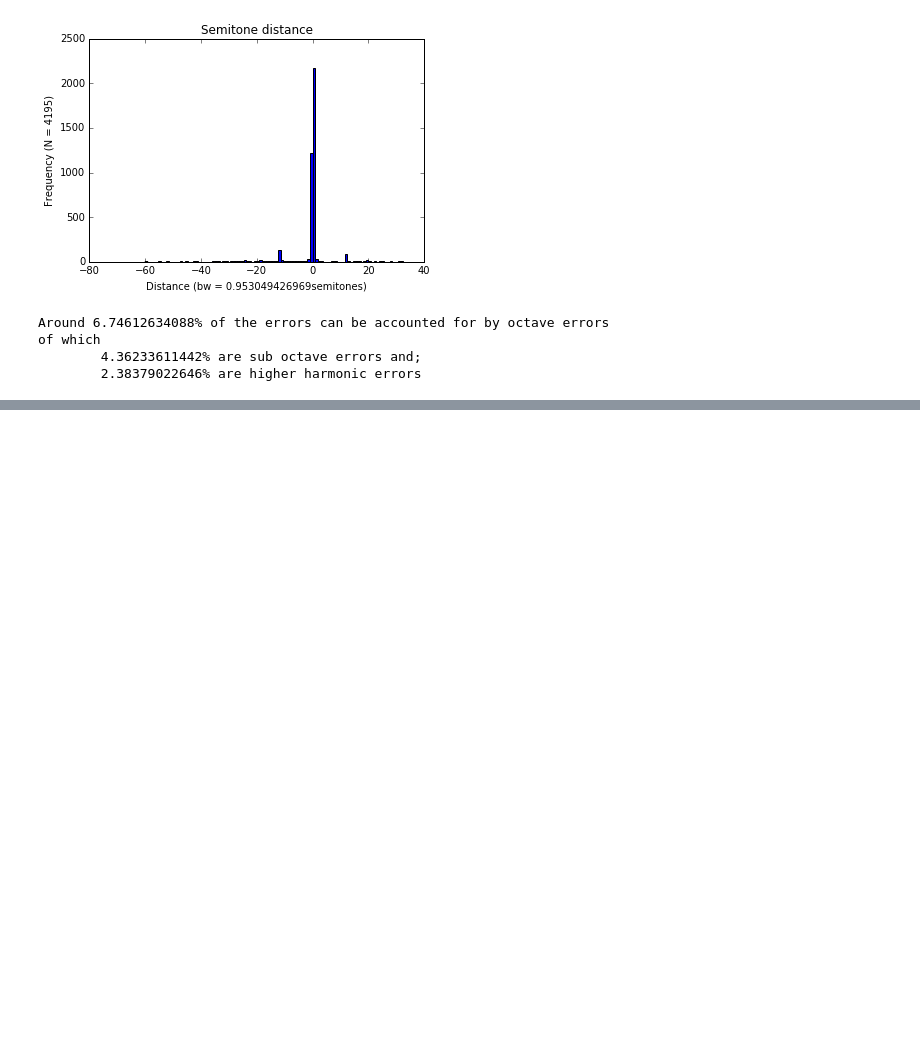
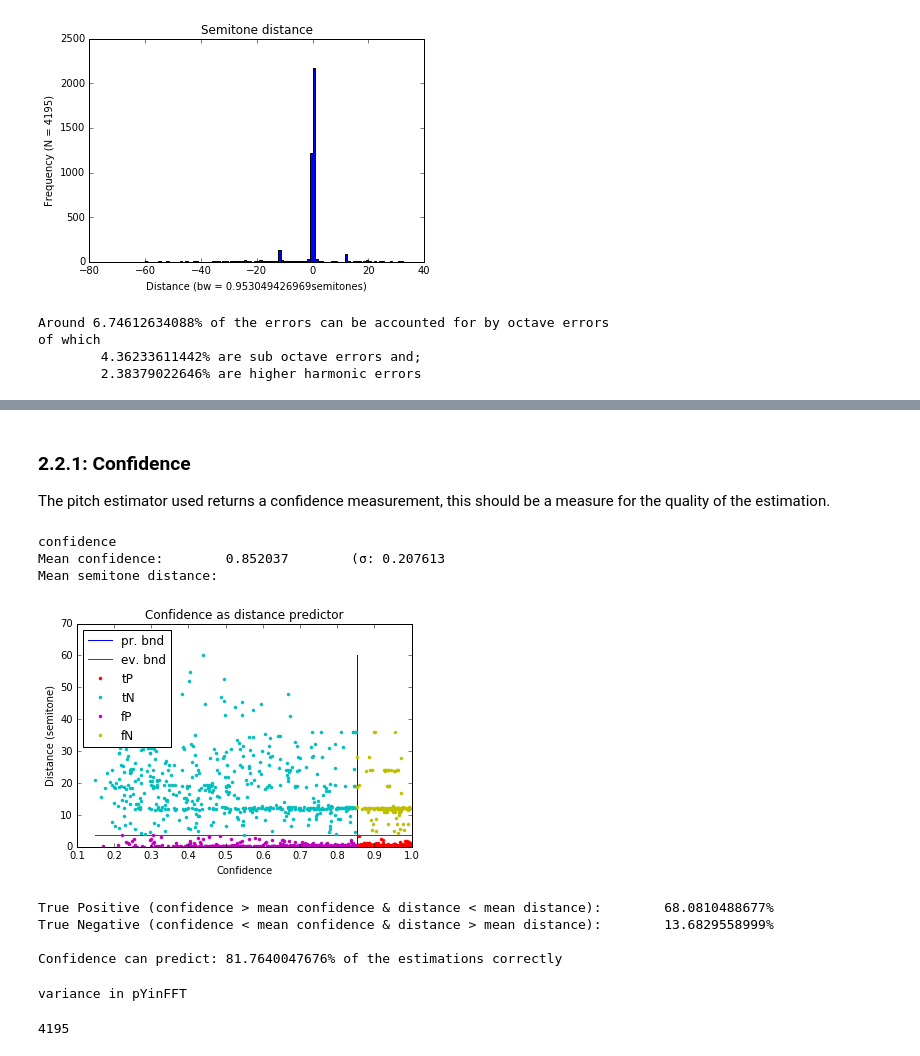
Before and after one commit to akkeh/internship, a Jupyter notebook: pitchEst/notebook/Single-note Sound Pitch Estimation.ipynb, the cells around one changed output, grey strips where cells are left out. Drawn from its saved outputs; the diff is of its cells as text; code cells hidden in the pictures; blank space fills up the shorter version.

```diff
--- a/pitchEst/notebook/Single-note Sound Pitch Estimation.ipynb
+++ b/pitchEst/notebook/Single-note Sound Pitch Estimation.ipynb
@@ -215,0 +232,32 @@ of which
+# %% [markdown]
+### 2.2.1: Confidence
+The pitch estimator used returns a confidence measurement, this should be a measure for the quality of the estimation.
+# %%
+print "confidence"
+conf = pool['lowLevel.pitch_instantaneous_confidence.median']
+conf_mu = pool['lowLevel.pitch_instantaneous_confidence.mean']
+#plt.plot(conf, abs(st), '.'); plt.title('Confidence v.s. semitone distance'); plt.xlabel('Confidence'); plt.ylabel('Distance (semitone)'); plt.show();
+
+print "Mean confidence:\t" + str(np.mean(conf)) + "\t(σ: " + str(np.std(conf));
+print "Mean semitone distance: "
+tP, tN, fP, fN = pa.predict(pr=conf, ev=abs(st), plot=1); plt.title('Confidence as distance predictor'); plt.xlabel('Confidence'); plt.ylabel('Distance (semitone)'); plt.show();
+print "True Positive (confidence > mean confidence & distance < mean distance):\t" + str(len(tP) / float(len(st)) * 100) + "%"
+print "True Negative (confidence < mean confidence & distance > mean distance):\t" + str(len(tN) / float(len(st)) * 100) + "%\n"
+print "Confidence can predict:\t" + str((len(tP) + len(tN)) / float(len(st)) * 100) + "% of the estimations correctly"
+# %% [output]
+confidence
+Mean confidence:        0.852037        (σ: 0.207613
+Mean semitone distance:
+[figure, added]
+True Positive (confidence > mean confidence & distance < mean distance):        68.0810488677%
+True Negative (confidence < mean confidence & distance > mean distance):        13.6829558999%
+
+Confidence can predict: 81.7640047676% of the estimations correctly
+# %%
+print "variance in pYinFFT"
+# %% [output]
+variance in pYinFFT
+# %%
+len(pool['name'])
+# %% [output]
+4195
```
Also changed, not shown: parts of 4 cells of this notebook, 3 other files.
